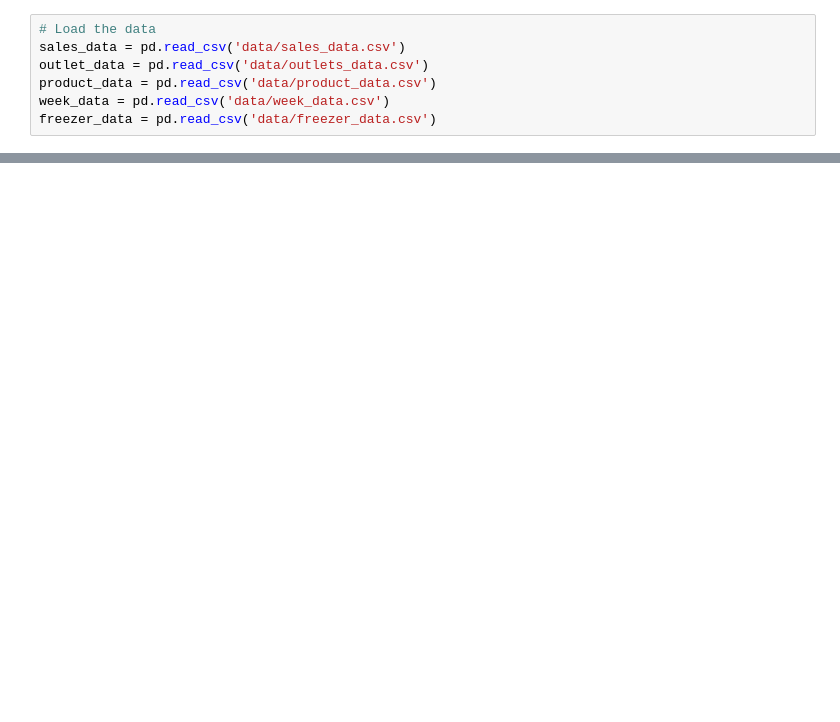
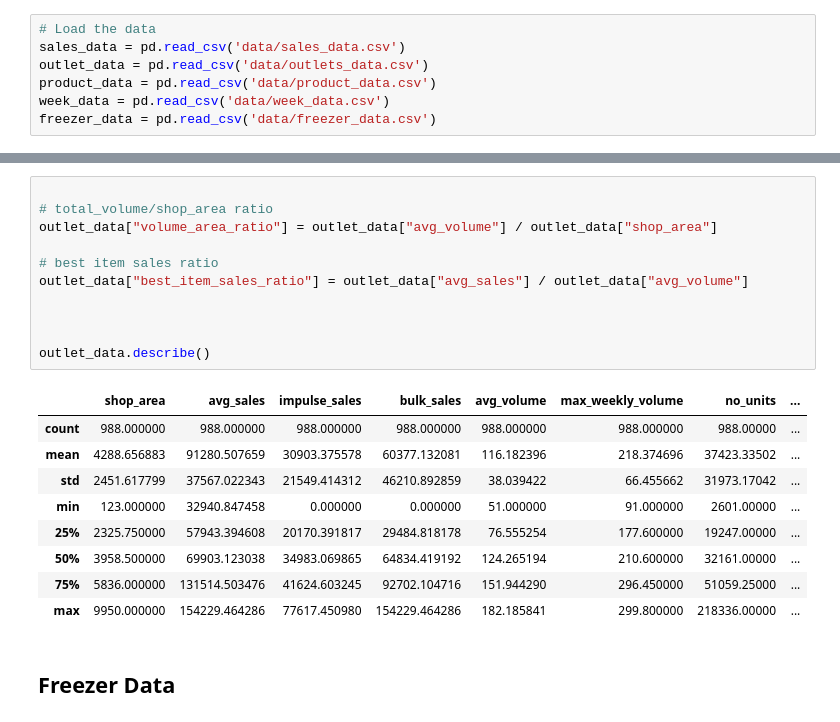
Before and after one commit to ChamaruAmasara/DataStorm-4-Team-Revolt-SemiFinals, a Jupyter notebook: revolt.ipynb, the cells around one changed output, grey strips where cells are left out. Cells and saved outputs as stored; diff of their text form; blank space fills up the shorter version.

```diff
--- a/revolt.ipynb
+++ b/revolt.ipynb
@@ -28,0 +206,23 @@ sales_data.head()
+# %%
+
+# total_volume/shop_area ratio
+outlet_data["volume_area_ratio"] = outlet_data["avg_volume"] / outlet_data["shop_area"]
+
+# best item sales ratio
+outlet_data["best_item_sales_ratio"] = outlet_data["avg_sales"] / outlet_data["avg_volume"]
+
+
+
+outlet_data.describe()
+# %% [output]
+|  | shop_area | avg_sales | impulse_sales | bulk_sales | avg_volume | max_weekly_volume | no_units | ... |
+| count | 988.000000 | 988.000000 | 988.000000 | 988.000000 | 988.000000 | 988.000000 | 988.00000 | ... |
+| mean | 4288.656883 | 91280.507659 | 30903.375578 | 60377.132081 | 116.182396 | 218.374696 | 37423.33502 | ... |
+| std | 2451.617799 | 37567.022343 | 21549.414312 | 46210.892859 | 38.039422 | 66.455662 | 31973.17042 | ... |
+| min | 123.000000 | 32940.847458 | 0.000000 | 0.000000 | 51.000000 | 91.000000 | 2601.00000 | ... |
+| 25% | 2325.750000 | 57943.394608 | 20170.391817 | 29484.818178 | 76.555254 | 177.600000 | 19247.00000 | ... |
+| 50% | 3958.500000 | 69903.123038 | 34983.069865 | 64834.419192 | 124.265194 | 210.600000 | 32161.00000 | ... |
+| 75% | 5836.000000 | 131514.503476 | 41624.603245 | 92702.104716 | 151.944290 | 296.450000 | 51059.25000 | ... |
+| max | 9950.000000 | 154229.464286 | 77617.450980 | 154229.464286 | 182.185841 | 299.800000 | 218336.00000 | ... |
+# %% [markdown]
+## **Freezer Data**
```
Also changed, not shown: parts of 37 cells of this notebook, 2 other files.
